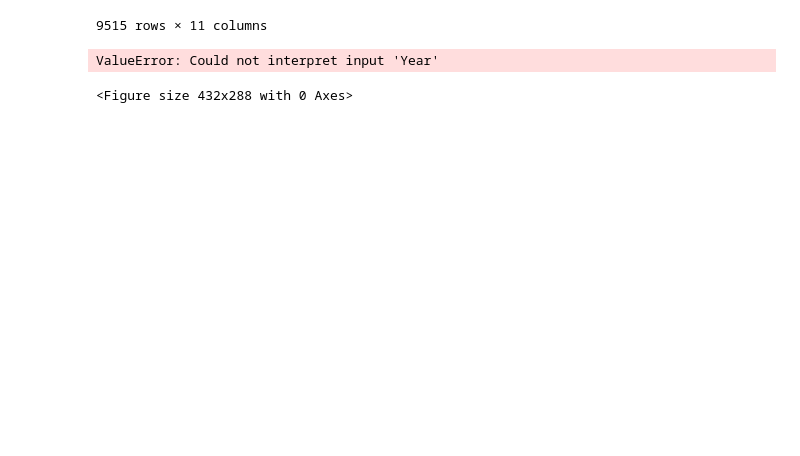
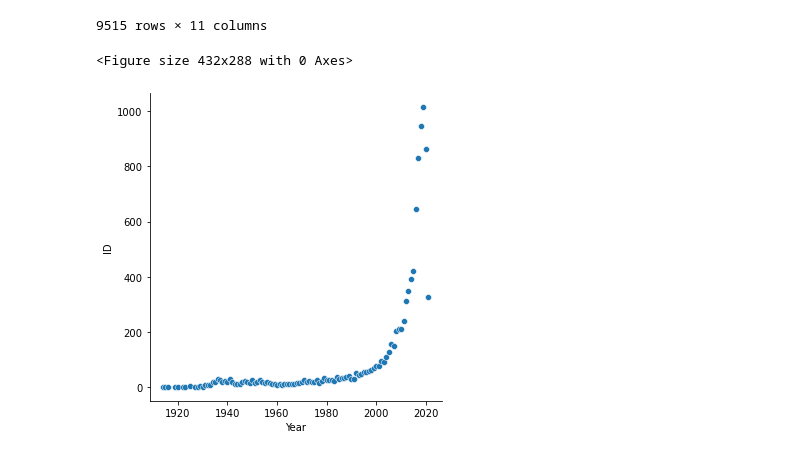
Before and after one commit to PrzemQQ/streaming_services_analyse, a Jupyter notebook: main.ipynb, the cells around one changed output. Saved outputs shown, nothing was run; the diff lists cells and outputs as text; code cells hidden in the pictures; blank space fills up the shorter version.

```diff
--- a/main.ipynb
+++ b/main.ipynb
@@ -59,10 +73,11 @@ dataset
 9515 rows × 11 columns
 # %%
 films_each_year = dataset.groupby("Year").count()["ID"]
+df_films_each_year = pd.DataFrame(films_each_year)
+df_films_each_year.reset_index(inplace=True)
 plt.figure()
-sns.catplot(x="Year", y="ID", data=films_each_year, kind="bar")
+sns.relplot(x="Year", y="ID", data=df_films_each_year, kind="scatter")
 plt.show()
-print(films_each_year.head())
 # %% [output]
-ValueError: Could not interpret input 'Year'
+<Figure size 432x288 with 0 Axes>
-<Figure size 432x288 with 0 Axes>
+[figure, added]
```
Also changed, not shown: parts of 7 cells of this notebook.
